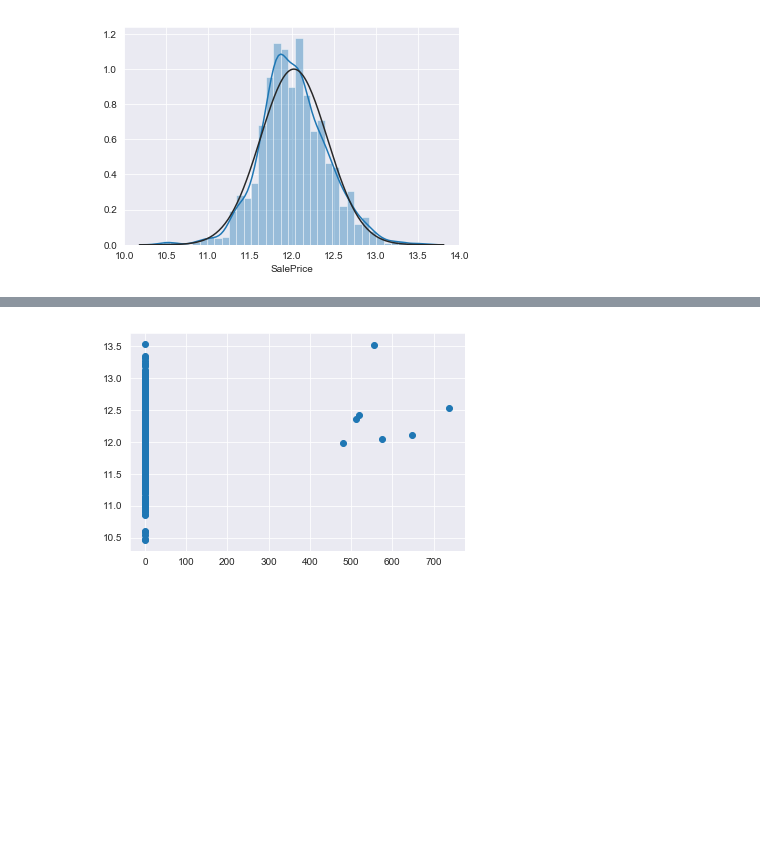
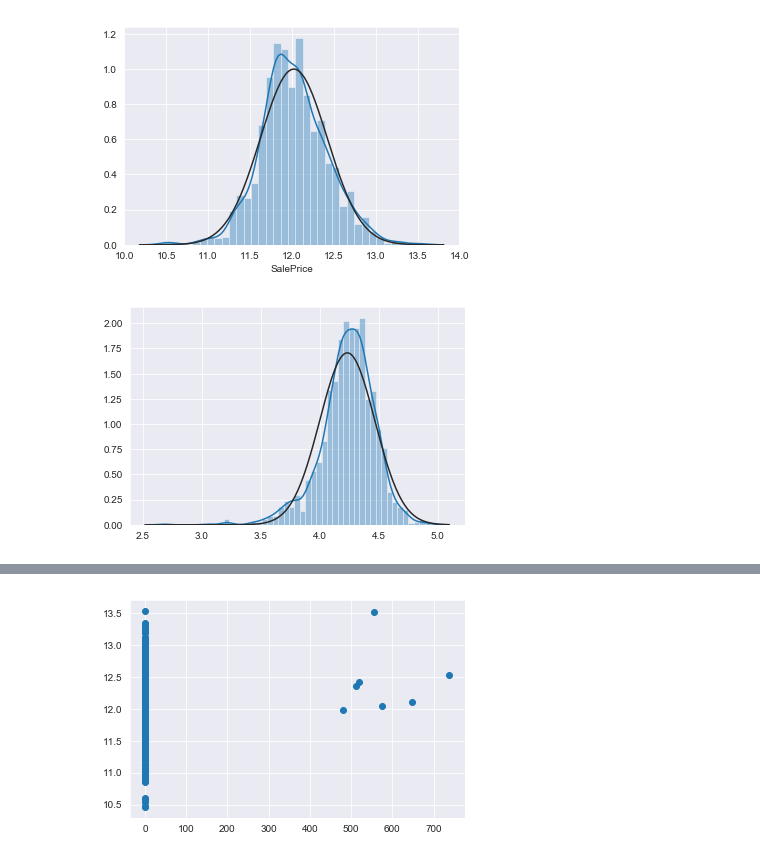
Before and after one commit to chloe0730000/ML_Competition, a Jupyter notebook: Kaggle_House_Prices/EDA.ipynb, the cells around one changed output, grey strips where cells are left out. Cells and saved outputs as stored; diff of their text form; code cells hidden in the pictures; blank space fills up the shorter version.

```diff
--- a/Kaggle_House_Prices/EDA.ipynb
+++ b/Kaggle_House_Prices/EDA.ipynb
@@ -90,6 +90,7 @@ array(['1Fam', '2fmCon', 'Duplex', 'TwnhsE', 'Twnhs'], dtype=object)
 # %% [markdown]
 ### Some Insights from data
 # %%
+train["SalePrice"] = sales_price
 train["total_area"] = train["GrLivArea"]+train["TotalBsmtSF"]+train["LotArea"]+train["GarageArea"]
 train["SalePrice_by_area_size"] = train["SalePrice"]/train["total_area"]
 #train[['GrLivArea', 'TotalBsmtSF', 'LotArea', 'MasVnrArea', 'GarageArea', 'PoolArea']]
@@ -101,3 +102,7 @@ sns.distplot(np.log1p(train["SalePrice_by_area_size"]), fit=norm);
 sns.distplot(np.log1p(train["SalePrice"]), fit=norm);
 # %% [output]
 [figure]
+# %%
+sns.distplot(np.log1p(train["SalePrice"]/(train["GrLivArea"]+train["TotalBsmtSF"])), fit=norm);
+# %% [output]
+[figure, added]
```
Also changed, not shown: parts of 2 cells of this notebook, 3 other files.
